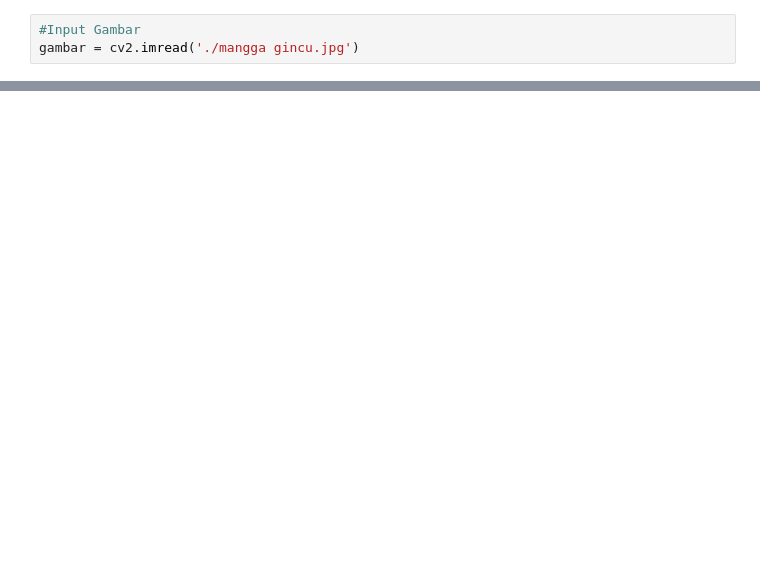
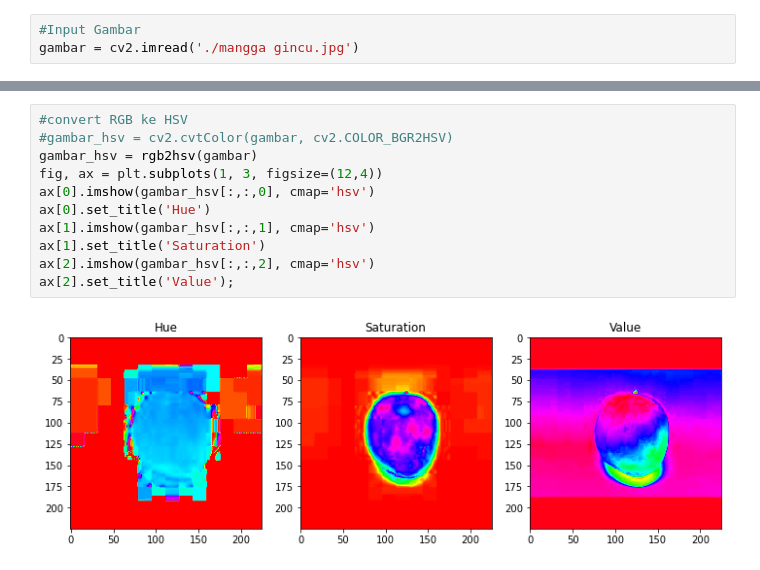
Before and after one commit to MochamadIlhamAfriandhi/Computer-Vision, a Jupyter notebook: Project Computer Vision/Sortation Mango.ipynb, the cells around one changed output, grey strips where cells are left out. Cells and saved outputs as stored; diff of their text form; blank space fills up the shorter version.

```diff
--- a/Project Computer Vision/Sortation Mango.ipynb
+++ b/Project Computer Vision/Sortation Mango.ipynb
@@ -16,0 +21,13 @@ gambar_gray = cv2.cvtColor(gambar, cv2.COLOR_BGR2GRAY)
+# %%
+#convert RGB ke HSV
+#gambar_hsv = cv2.cvtColor(gambar, cv2.COLOR_BGR2HSV)
+gambar_hsv = rgb2hsv(gambar)
+fig, ax = plt.subplots(1, 3, figsize=(12,4))
+ax[0].imshow(gambar_hsv[:,:,0], cmap='hsv')
+ax[0].set_title('Hue')
+ax[1].imshow(gambar_hsv[:,:,1], cmap='hsv')
+ax[1].set_title('Saturation')
+ax[2].imshow(gambar_hsv[:,:,2], cmap='hsv')
+ax[2].set_title('Value');
+# %% [output]
+[figure, added]
```
Also changed, not shown: parts of 9 cells of this notebook, 1 other file.
